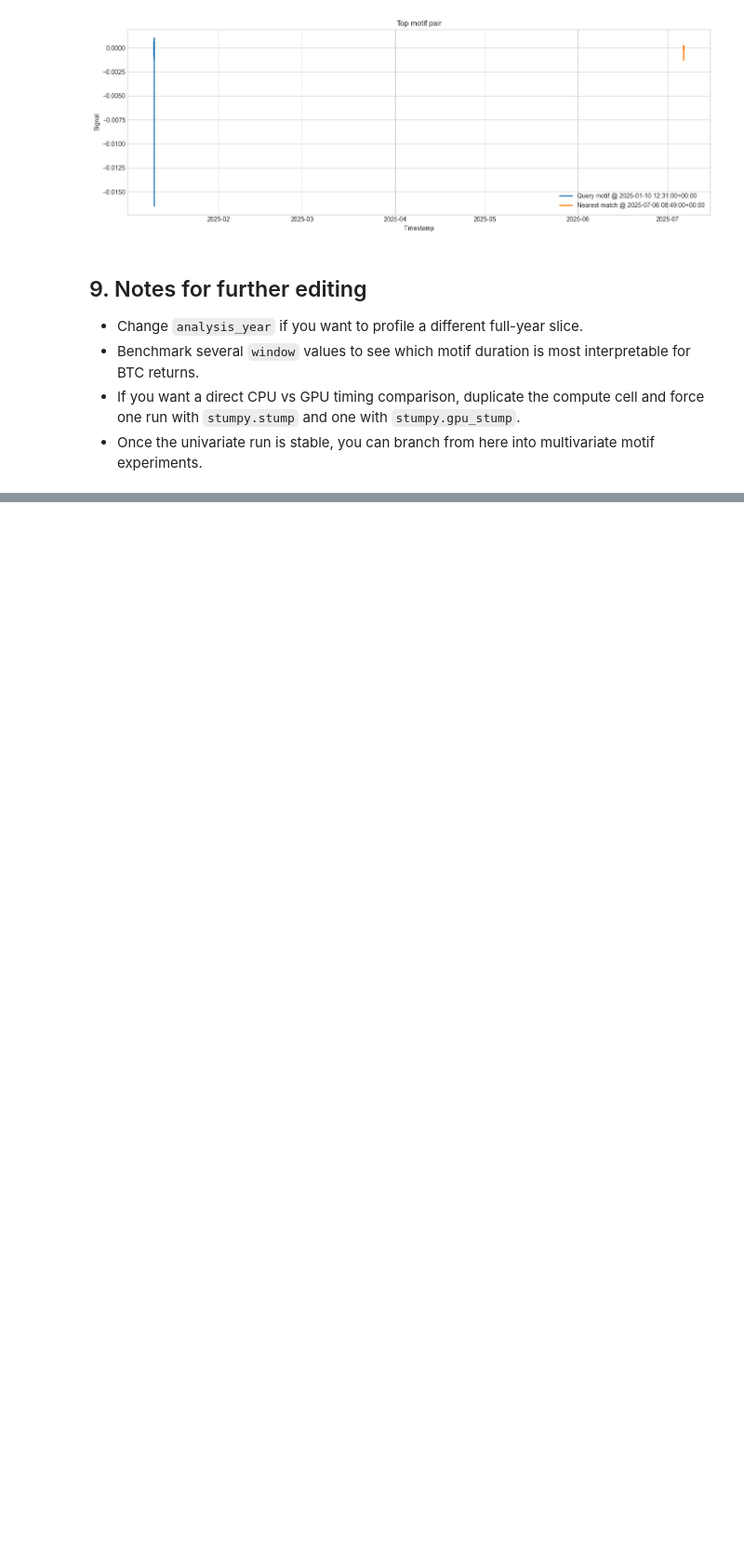
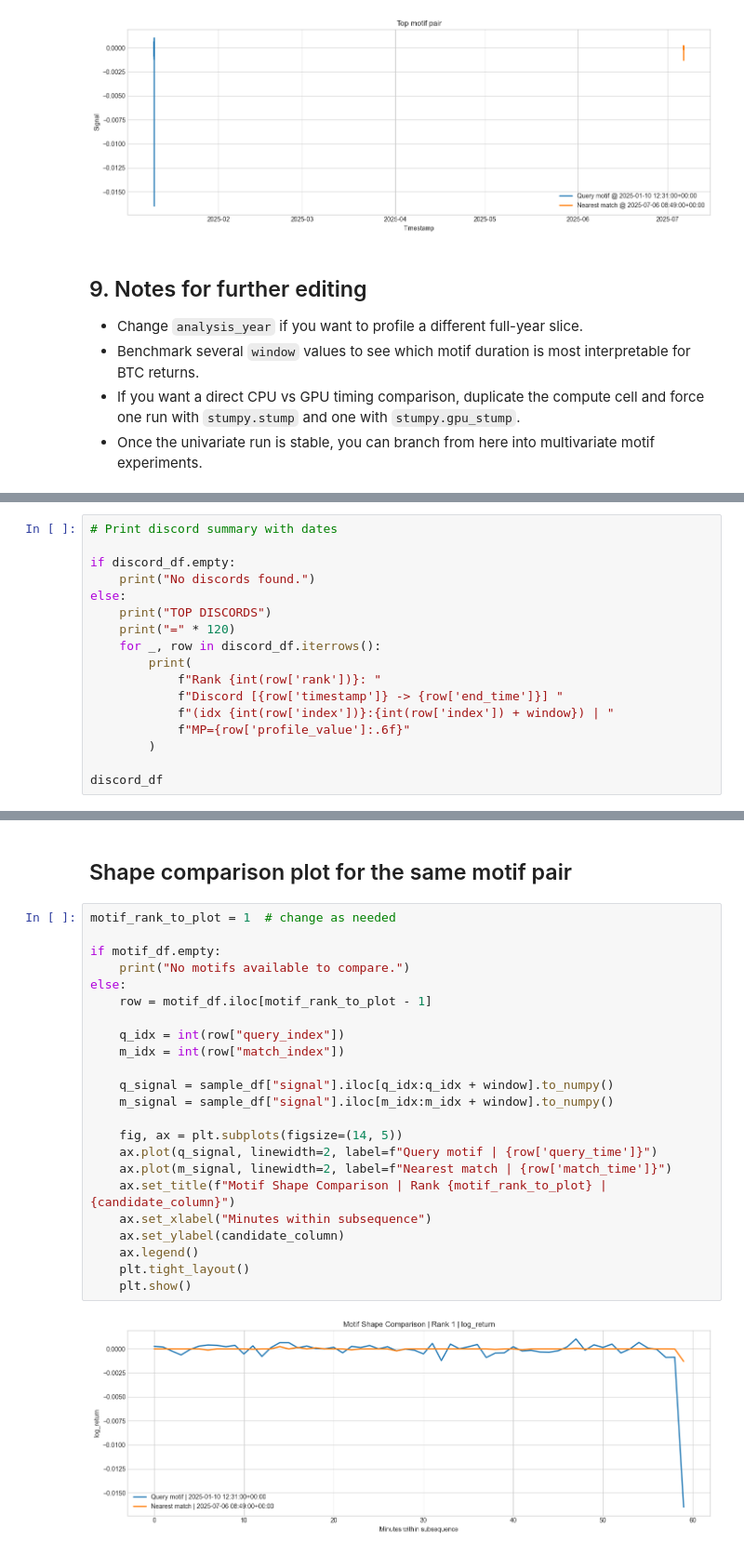
Before and after one commit to theakshaybande/crypto-time-series-motifs, a Jupyter notebook: notebooks/method_testing/02_gpu_stomp_with_stumpy.ipynb, the cells around one changed output, grey strips where cells are left out. Shown at 93% size. Cells and saved outputs as stored; diff of their text form; blank space fills up the shorter version.

```diff
--- a/notebooks/method_testing/02_gpu_stomp_with_stumpy.ipynb
+++ b/notebooks/method_testing/02_gpu_stomp_with_stumpy.ipynb
@@ -393,0 +560,17 @@ else:
+# %%
+# Print discord summary with dates
+
+if discord_df.empty:
+    print("No discords found.")
+else:
+    print("TOP DISCORDS")
+    print("=" * 120)
+    for _, row in discord_df.iterrows():
+        print(
+            f"Rank {int(row['rank'])}: "
+            f"Discord [{row['timestamp']} -> {row['end_time']}] "
+            f"(idx {int(row['index'])}:{int(row['index']) + window}) | "
+            f"MP={row['profile_value']:.6f}"
+        )
+
+discord_df
@@ -393,0 +769,27 @@ else:
+# %% [markdown]
+## Shape comparison plot for the same motif pair
+# %%
+motif_rank_to_plot = 1  # change as needed
+
+if motif_df.empty:
+    print("No motifs available to compare.")
+else:
+    row = motif_df.iloc[motif_rank_to_plot - 1]
+
+    q_idx = int(row["query_index"])
+    m_idx = int(row["match_index"])
+
+    q_signal = sample_df["signal"].iloc[q_idx:q_idx + window].to_numpy()
+    m_signal = sample_df["signal"].iloc[m_idx:m_idx + window].to_numpy()
+
+    fig, ax = plt.subplots(figsize=(14, 5))
+    ax.plot(q_signal, linewidth=2, label=f"Query motif | {row['query_time']}")
+    ax.plot(m_signal, linewidth=2, label=f"Nearest match | {row['match_time']}")
+    ax.set_title(f"Motif Shape Comparison | Rank {motif_rank_to_plot} | {candidate_column}")
+    ax.set_xlabel("Minutes within subsequence")
+    ax.set_ylabel(candidate_column)
+    ax.legend()
+    plt.tight_layout()
+    plt.show()
+# %% [output]
+[figure, added]
```
Also changed, not shown: parts of 16 cells of this notebook.
